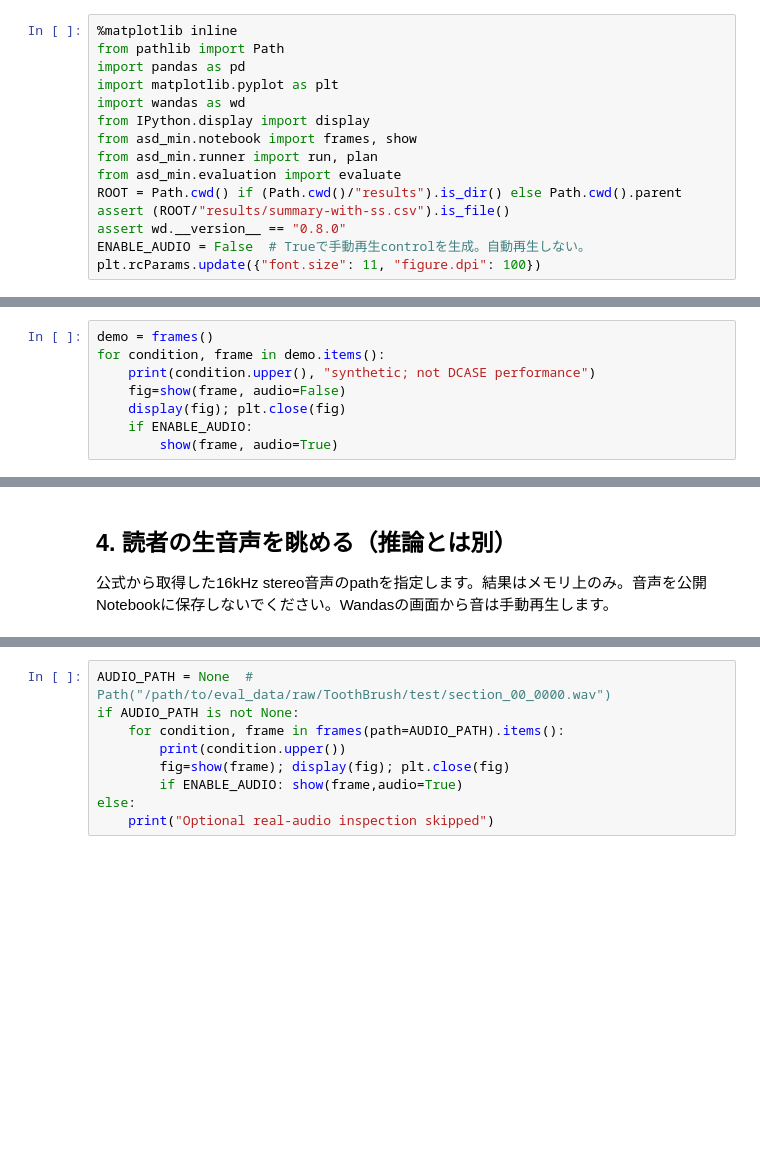
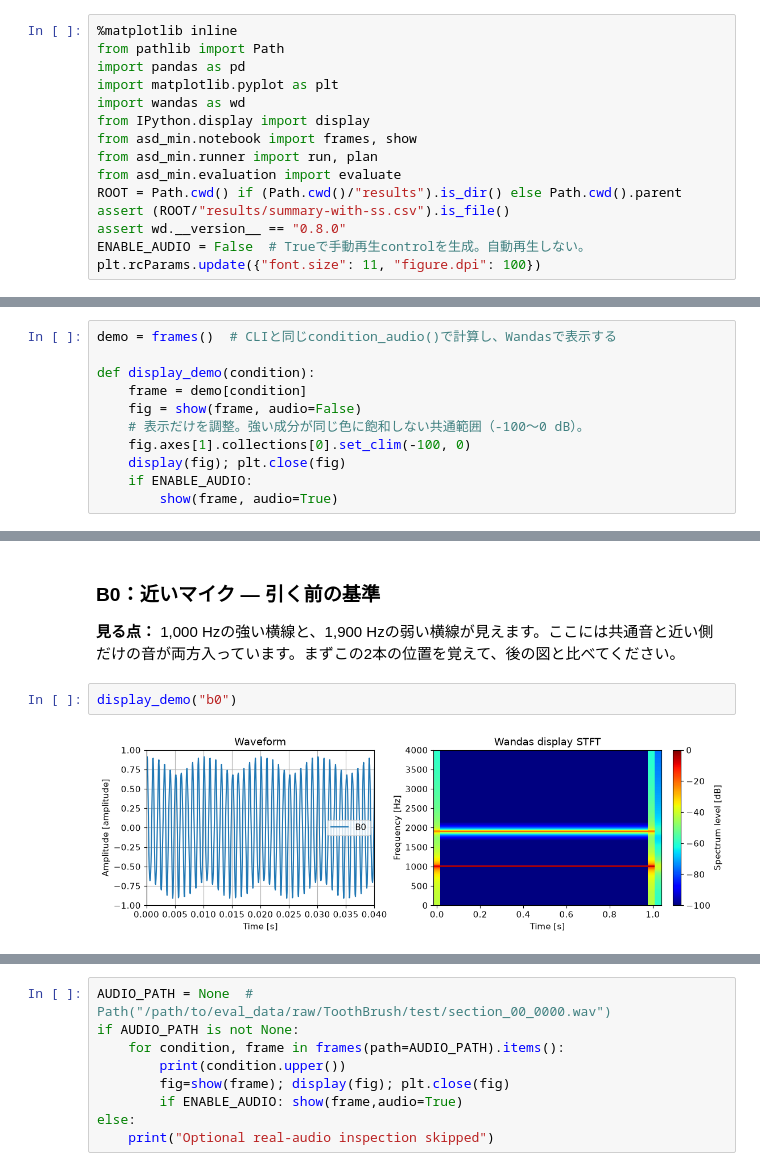
Before and after one commit to kasahart/asd-experiments, a Jupyter notebook: notebooks/02_b0_b1_w1_ss.ipynb, the cells around one changed output, grey strips where cells are left out. Drawn from its saved outputs; the diff is of its cells as text; blank space fills up the shorter version.

```diff
--- a/notebooks/02_b0_b1_w1_ss.ipynb
+++ b/notebooks/02_b0_b1_w1_ss.ipynb
@@ -67,8 +89,11 @@ SS実音全件推論・公式ローカル採点は完了しました。BEATsは
 # %%
-demo = frames()
-for condition, frame in demo.items():
-    print(condition.upper(), "synthetic; not DCASE performance")
-    fig=show(frame, audio=False)
+demo = frames()  # CLIと同じcondition_audio()で計算し、Wandasで表示する
+
+def display_demo(condition):
+    frame = demo[condition]
+    fig = show(frame, audio=False)
+    # 表示だけを調整。強い成分が同じ色に飽和しない共通範囲（-100〜0 dB）。
+    fig.axes[1].collections[0].set_clim(-100, 0)
     display(fig); plt.close(fig)
     if ENABLE_AUDIO:
         show(frame, audio=True)
@@ -84,4 +100,8 @@ SS synthetic; not DCASE performance
-# %% [markdown]
-## 4. 読者の生音声を眺める（推論とは別）
-
-公式から取得した16kHz stereo音声のpathを指定します。結果はメモリ上のみ。音声を公開Notebookに保存しないでください。Wandasの画面から音は手動再生します。
+# %% [markdown]
+### B0：近いマイク — 引く前の基準
+
+**見る点：** 1,000 Hzの強い横線と、1,900 Hzの弱い横線が見えます。ここには共通音と近い側だけの音が両方入っています。まずこの2本の位置を覚えて、後の図と比べてください。
+# %%
+display_demo("b0")
+# %% [output]
+[figure, added]
```
Also changed, not shown: parts of 24 cells of this notebook, 1 other file.
